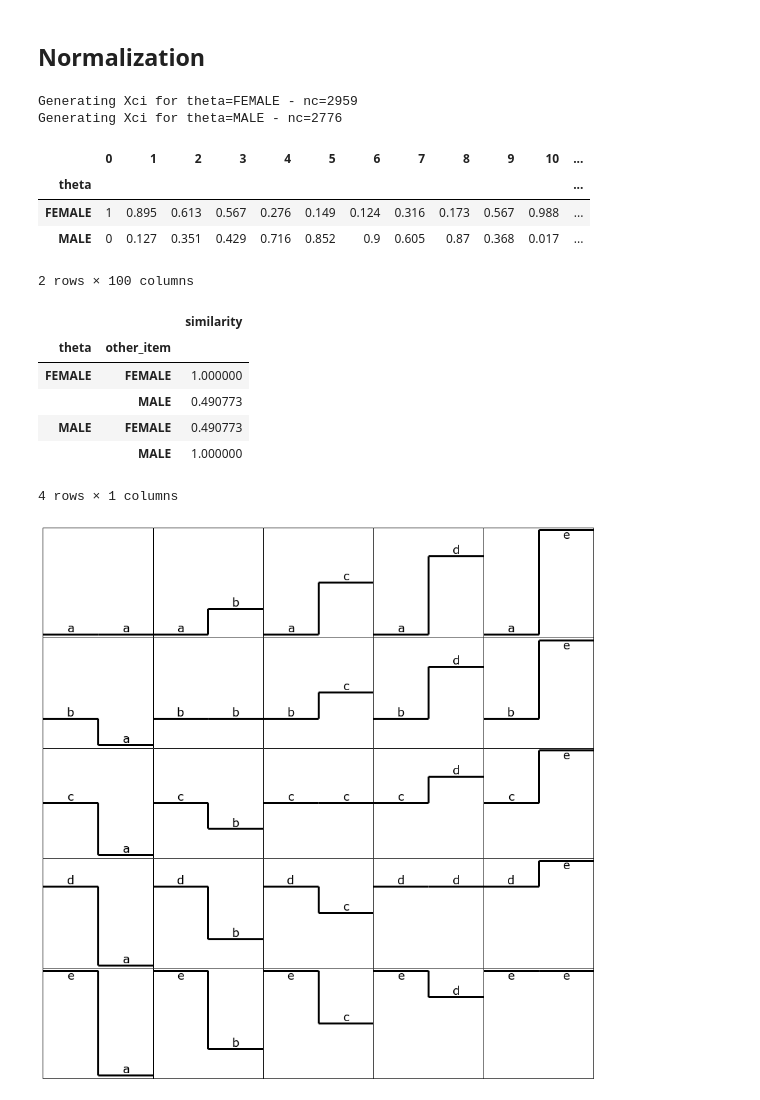
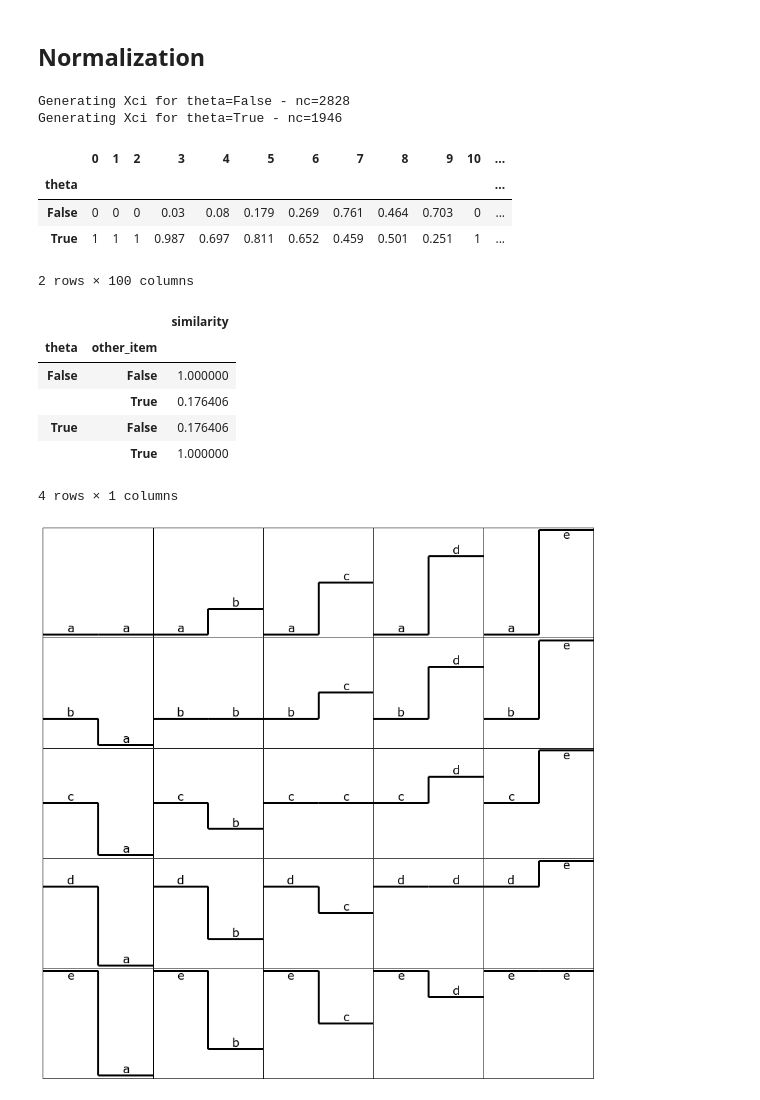
Before and after one commit to pvnick/tempos, a Jupyter notebook: pain_sax_ported.ipynb, the cells around one changed output. Drawn from its saved outputs; the diff is of its cells as text; code cells hidden in the pictures.

```diff
--- a/pain_sax_ported.ipynb
+++ b/pain_sax_ported.ipynb
@@ -526,7 +819,7 @@ start_cutoff_pain_data["custom_column"] = start_cutoff_pain_data["Gender"].apply
 # %%
 #start_cutoff_pain_data.PrimaryCPTCodeCategory2
 #clustered_motif_matrices = get_clustered_motif_matrices("PrimaryCPTCodeCategory2")
-clustered_motif_matrices = get_clustered_motif_matrices("Gender")
+clustered_motif_matrices = get_clustered_motif_matrices("Opioid")
 #clustered_motif_matrices = get_clustered_motif_matrices("Age_Group")
 clustered_motif_matrices_grouped = clustered_motif_matrices.groupby(level=0)
 cluster_sample_sizes = clustered_motif_matrices_grouped.count()
@@ -536,38 +829,38 @@ motif_proportions_clusters = individual_motif_counts_by_cluster.apply(lambda val
 cluster_criteria = motif_proportions_clusters.index
 icons = pd.DataFrame(columns = motif_matrices_by_patient.columns, index = pd.Index(data=[], name="theta"))
 for criterion in cluster_criteria:
     motif_proportions_cluster = motif_proportions_clusters.ix[criterion]
     cluster_n = cluster_sample_sizes.ix[criterion][0]
     minimum_cluster_n = 50
     if cluster_n > minimum_cluster_n:
         print("Generating Xci for theta=" + str(criterion) + " - nc=" + str(cluster_n))
         nr = 1000
         motif_importance_sample = pd.Series(np.arange(nr)).apply(sample_motif_importances, sample_size=cluster_n)
         numerators = motif_importance_sample.apply(lambda row: row <= motif_proportions_cluster, axis=1).sum()
         denominators = motif_importance_sample.count()
         CDF = numerators / denominators
         pvals = 1 - CDF
         icon = pvals#.apply(lambda pval: sc.stats.norm.ppf(pval))
         #for pixel_index in icon.keys():
         #    pixel = icon[pixel_index]
         #    #if probability was 0 or 1, manually set to 6 std devs
         #    if pixel == np.inf:
         #        pixel = 10
         #    elif pixel == -np.inf:
         #        pixel = -10
         #    icon[pixel_index] = pixel
-        icons.ix[criterion] = icon
+        icons.ix[str(criterion)] = icon
     else:
         print("Skipping theta=" + str(criterion) + " - nc=" + str(cluster_n))
 
 icons
 # %% [output]
-Generating Xci for theta=FEMALE - nc=2959
-Generating Xci for theta=MALE - nc=2776
+Generating Xci for theta=False - nc=2828
+Generating Xci for theta=True - nc=1946
 |  | 0 | 1 | 2 | 3 | 4 | 5 | 6 | 7 | 8 | 9 | 10 | ... |
 | theta |  |  |  |  |  |  |  |  |  |  |  | ... |
-| FEMALE | 1 | 0.895 | 0.613 | 0.567 | 0.276 | 0.149 | 0.124 | 0.316 | 0.173 | 0.567 | 0.988 | ... |
-| MALE | 0 | 0.127 | 0.351 | 0.429 | 0.716 | 0.852 | 0.9 | 0.605 | 0.87 | 0.368 | 0.017 | ... |
+| False | 0 | 0 | 0 | 0.03 | 0.08 | 0.179 | 0.269 | 0.761 | 0.464 | 0.703 | 0 | ... |
+| True | 1 | 1 | 1 | 0.987 | 0.697 | 0.811 | 0.652 | 0.459 | 0.501 | 0.251 | 1 | ... |
 2 rows × 100 columns
 # %%
 def get_similarities(icon, all_icons):
@@ -581,10 +874,10 @@ all_theta_similarities
 # %% [output]
 |  |  | similarity |
 | theta | other_item |  |
-| FEMALE | FEMALE | 1.000000 |
-|  | MALE | 0.490773 |
-| MALE | FEMALE | 0.490773 |
-|  | MALE | 1.000000 |
+| False | False | 1.000000 |
+|  | True | 0.176406 |
+| True | False | 0.176406 |
+|  | True | 1.000000 |
 4 rows × 1 columns
 # %%
 fig, axes = plt.subplots(nrows=5, ncols=5, sharex=True, sharey=True, figsize=[15,15])
```
Also changed, not shown: parts of 18 cells of this notebook, 1 other file.
